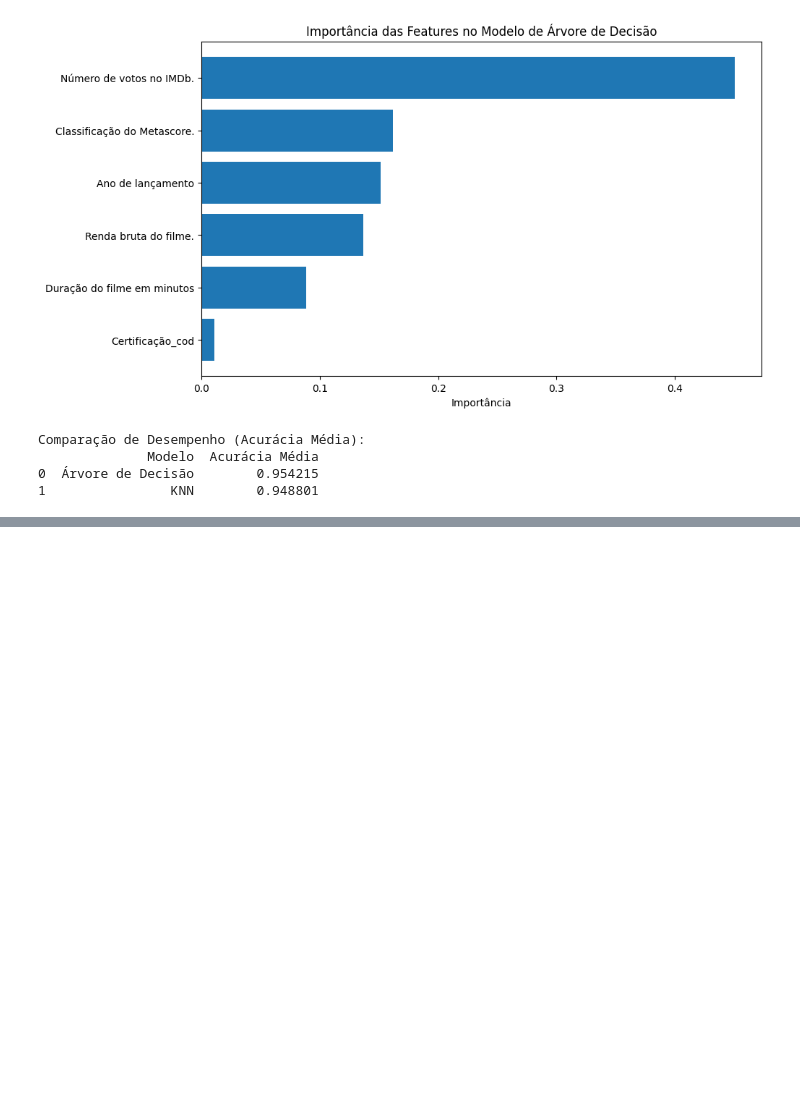
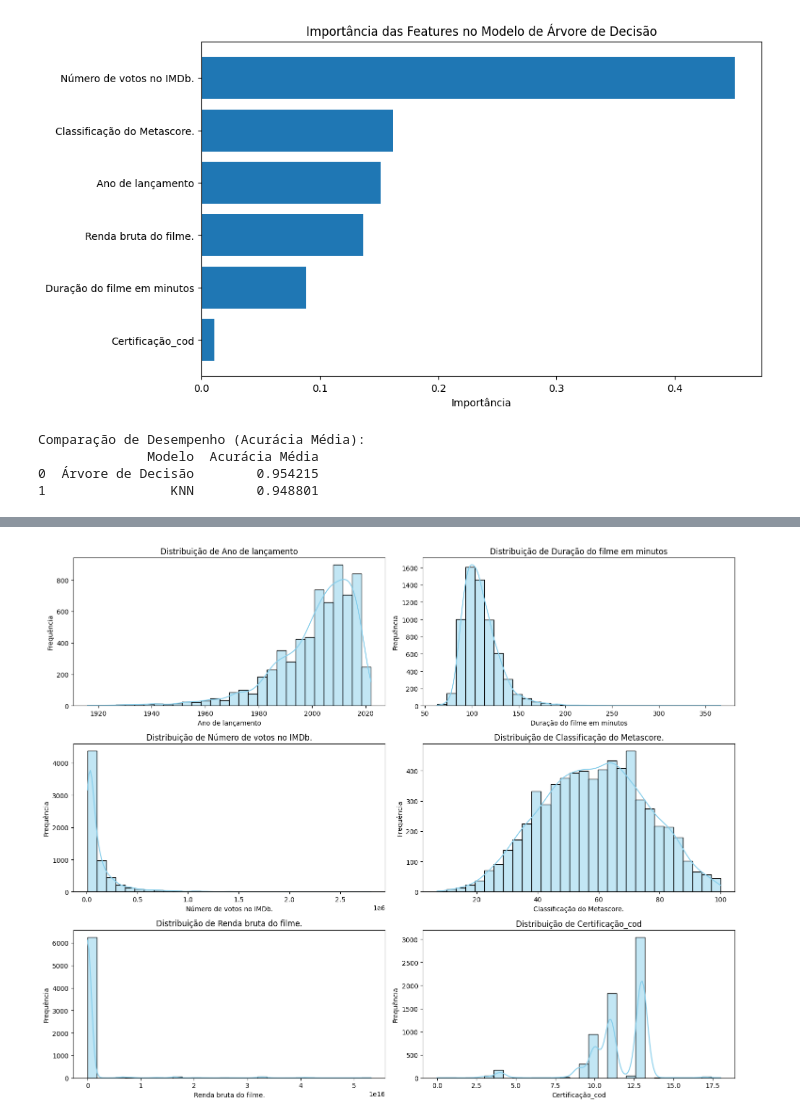
Before and after one commit to akemitti/ciencia-de-dados, a Jupyter notebook: filmes.ipynb, the cells around one changed output, grey strips where cells are left out. Saved outputs shown, nothing was run; the diff lists cells and outputs as text; code cells hidden in the pictures; blank space fills up the shorter version.

```diff
--- a/filmes.ipynb
+++ b/filmes.ipynb
@@ -144,0 +160,23 @@ Comparação de Desempenho (Acurácia Média):
+# %%
+# Lista de colunas numéricas relevantes para o projeto
+num_cols = ['Ano de lançamento',
+            'Duração do filme em minutos',
+            'Número de votos no IMDb.',
+            'Classificação do Metascore.',
+            'Renda bruta do filme.']
+
+# Define o tamanho da figura para acomodar os histogramas
+plt.figure(figsize=(15, 12))
+
+# Cria um histograma para cada coluna
+for i, col in enumerate(features.columns):
+    plt.subplot(3, 2, i+1)
+    sns.histplot(features[col], kde=True, bins=30, color='skyblue')
+    plt.title(f'Distribuição de {col}')
+    plt.xlabel(col)
+    plt.ylabel('Frequência')
+
+plt.tight_layout()
+plt.show()
+# %% [output]
+[figure, added]
```
Also changed, not shown: parts of 14 cells of this notebook.
